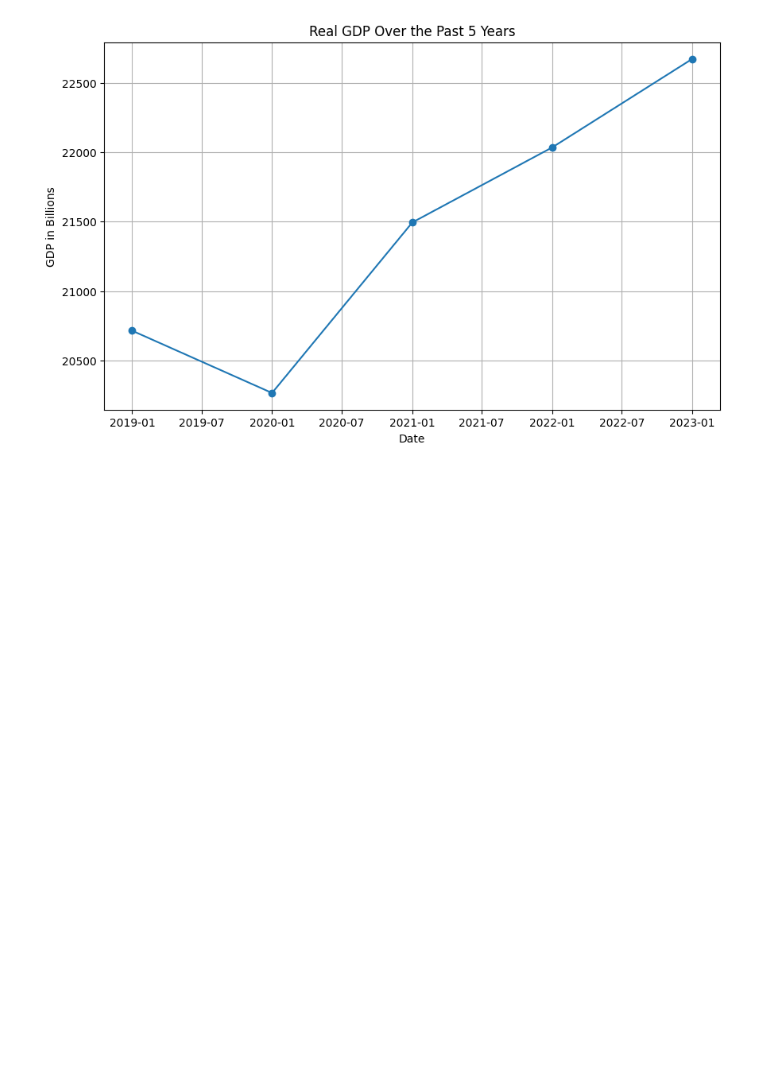
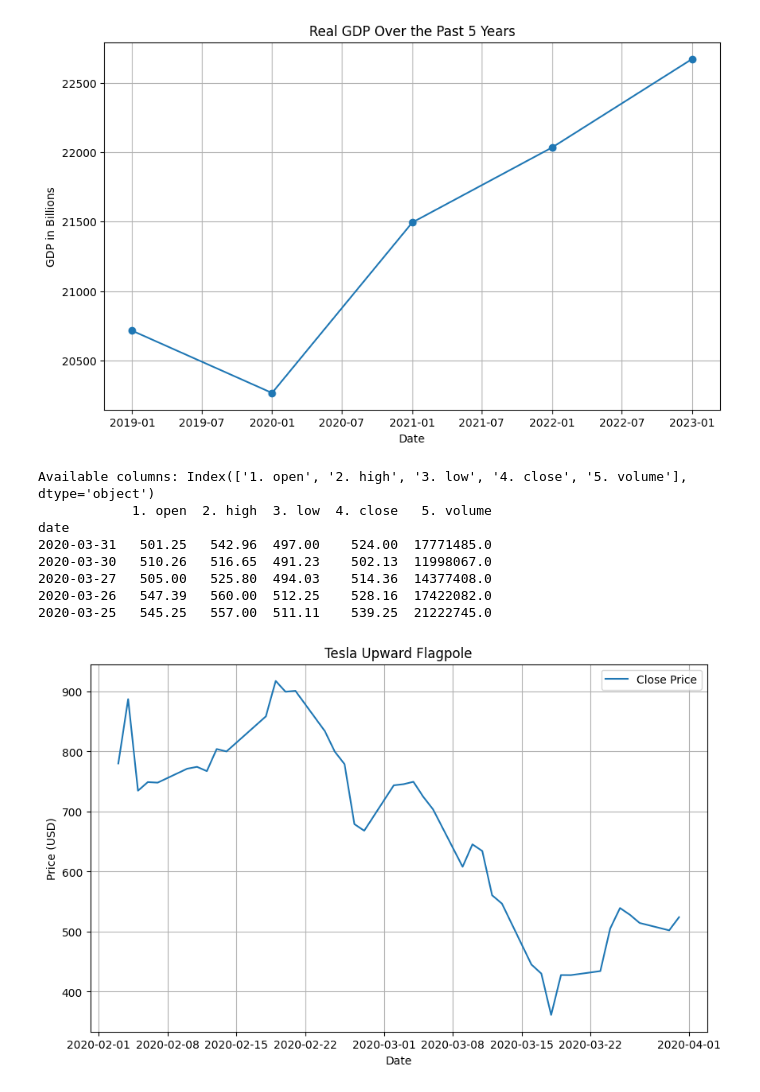
Before and after one commit to kaylah176/ML_Project1, a Jupyter notebook: ML_Project_1.ipynb, the cells around one changed output. Saved outputs shown, nothing was run; the diff lists cells and outputs as text; code cells hidden in the pictures; blank space fills up the shorter version.

```diff
--- a/ML_Project_1.ipynb
+++ b/ML_Project_1.ipynb
@@ -357,3 +357,49 @@ plt.grid(True)
 plt.show()
 # %% [output]
 [figure]
+# %%
+from datetime import datetime, timedelta
+# Initialize the TimeSeries object with your API key
+ts = TimeSeries(api_key, output_format='pandas')
+
+# Retrieve the daily time series data for LEH (Lehman Brothers)
+data, meta_data = ts.get_daily(symbol='TSLA', outputsize='full')
+
+# Print column names to inspect them
+print("Available columns:", data.columns)
+
+# Convert the index to datetime for filtering
+data.index = pd.to_datetime(data.index)
+
+# Define the date range for 2007-2008
+start_date = '2020-02-01'
+end_date = '2020-03-31'
+
+# Filter the data for the time period between 2007 and 2008
+filtered_data = data[(data.index >= start_date) & (data.index <= end_date)]
+
+# Inspect the first few rows of the filtered data
+print(filtered_data.head())
+
+# Export as a csv file
+data.to_csv('TSLA_flag_data.csv', index=True)
+
+# Plot the 'close' price for the filtered data
+plt.figure(figsize=(10, 6))
+plt.plot(filtered_data.index, filtered_data['4. close'], label='Close Price')
+plt.title('Tesla Upward Flagpole')
+plt.xlabel('Date')
+plt.ylabel('Price (USD)')
+plt.grid(True)
+plt.legend()
+plt.show()
+# %% [output]
+Available columns: Index(['1. open', '2. high', '3. low', '4. close', '5. volume'], dtype='object')
+            1. open  2. high  3. low  4. close   5. volume
+date
+2020-03-31   501.25   542.96  497.00    524.00  17771485.0
+2020-03-30   510.26   516.65  491.23    502.13  11998067.0
+2020-03-27   505.00   525.80  494.03    514.36  14377408.0
+2020-03-26   547.39   560.00  512.25    528.16  17422082.0
+2020-03-25   545.25   557.00  511.11    539.25  21222745.0
+[figure, added]
```
Also changed, not shown: parts of 17 cells of this notebook.
